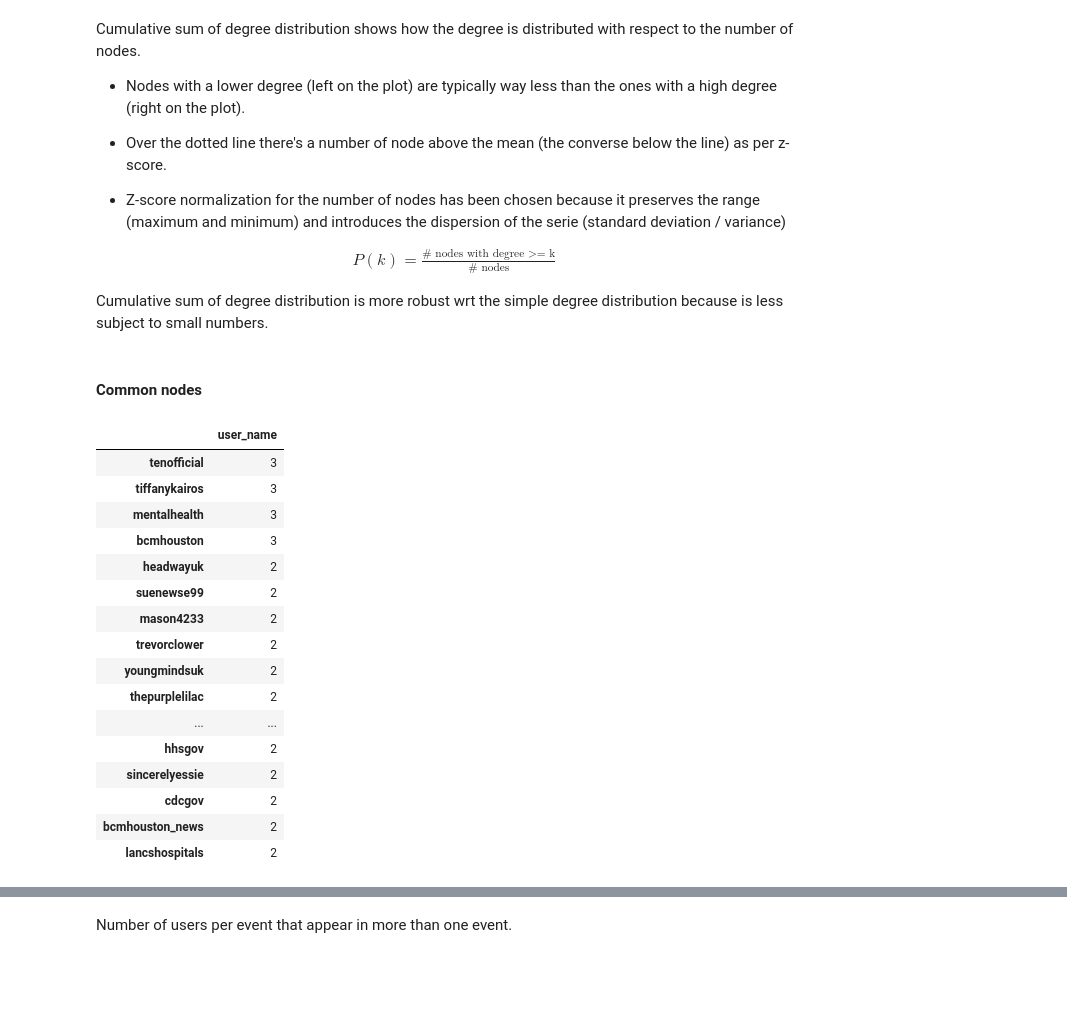
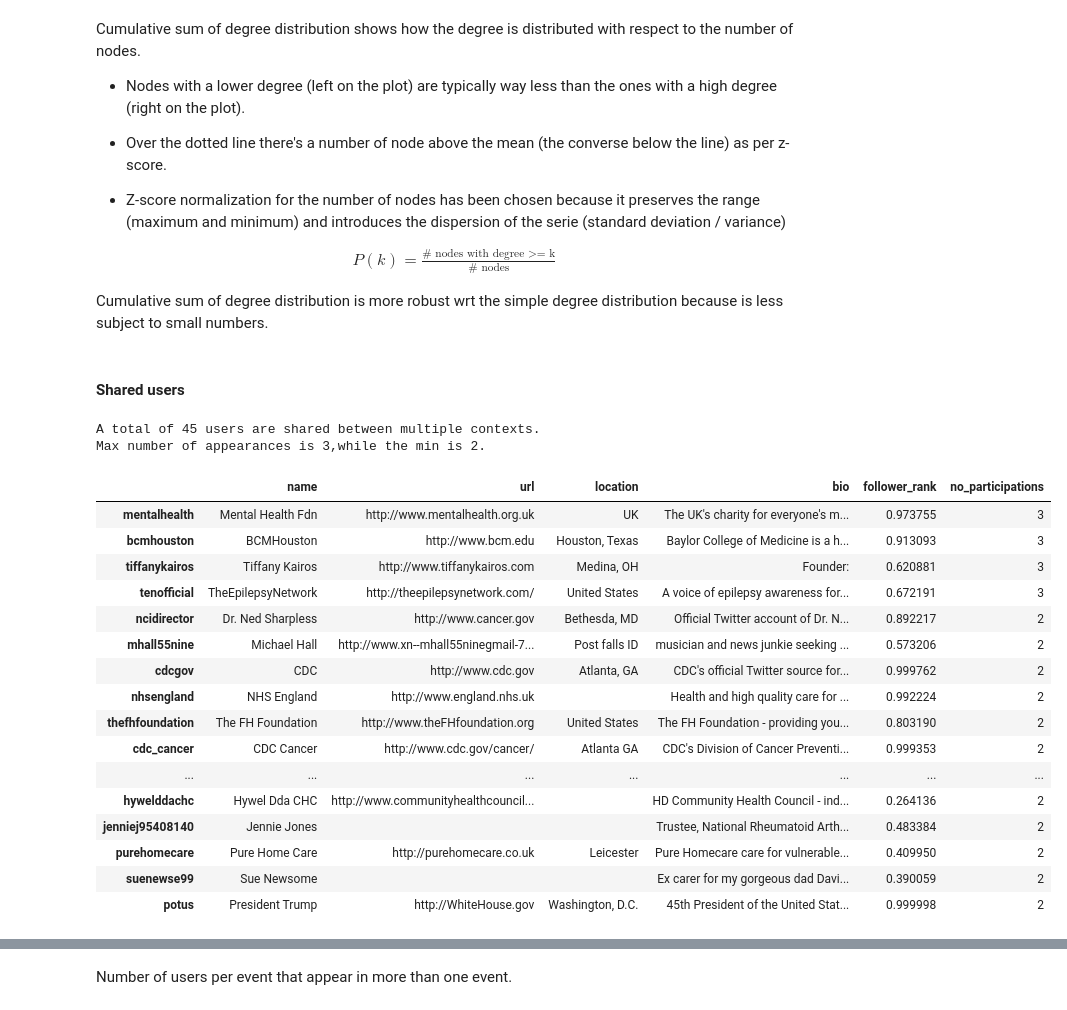
Before and after one commit to flaprimo/twitter-network-analysis, a Jupyter notebook: analysis.ipynb, the cells around one changed output, grey strips where cells are left out. Cells and saved outputs as stored; diff of their text form; code cells hidden in the pictures; blank space fills up the shorter version.

```diff
--- a/analysis.ipynb
+++ b/analysis.ipynb
@@ -288,27 +288,34 @@ P(k) = \frac{\text{# nodes with degree >= k}}{\text{# nodes}}
 \end{align}
 
 Cumulative sum of degree distribution is more robust wrt the simple degree distribution because is less subject to small numbers.
-# %% [markdown]
-#### Common nodes
-# %%
-display(AnalysisHelper.get_common_nodes('community_detection', 'nodes', results))
-# %% [output]
-|  | user_name |
-| tenofficial | 3 |
-| tiffanykairos | 3 |
-| mentalhealth | 3 |
-| bcmhouston | 3 |
-| headwayuk | 2 |
-| suenewse99 | 2 |
-| mason4233 | 2 |
-| trevorclower | 2 |
-| youngmindsuk | 2 |
-| thepurplelilac | 2 |
-| ... | ... |
-| hhsgov | 2 |
-| sincerelyessie | 2 |
-| cdcgov | 2 |
-| bcmhouston_news | 2 |
-| lancshospitals | 2 |
+# %% [markdown]
+#### Shared users
+# %%
+shared_users = AnalysisHelper.get_common_nodes(results, 'community_detection', 'nodes')
+
+print(f'A total of {len(shared_users.index)} users are shared between multiple contexts.\n'
+      f'Max number of appearances is {int(shared_users.no_participations.max())},'
+      f'while the min is {int(shared_users.no_participations.min())}.')
+display(shared_users)
+# %% [output]
+A total of 45 users are shared between multiple contexts.
+Max number of appearances is 3,while the min is 2.
+|  | name | url | location | bio | follower_rank | no_participations |
+| mentalhealth | Mental Health Fdn | http://www.mentalhealth.org.uk | UK | The UK's charity for everyone's m... | 0.973755 | 3 |
+| bcmhouston | BCMHouston | http://www.bcm.edu | Houston, Texas | Baylor College of Medicine is a h... | 0.913093 | 3 |
+| tiffanykairos | Tiffany Kairos | http://www.tiffanykairos.com | Medina, OH | Founder: | 0.620881 | 3 |
+| tenofficial | TheEpilepsyNetwork | http://theepilepsynetwork.com/ | United States | A voice of epilepsy awareness for... | 0.672191 | 3 |
+| ncidirector | Dr. Ned Sharpless | http://www.cancer.gov | Bethesda, MD | Official Twitter account of Dr. N... | 0.892217 | 2 |
+| mhall55nine | Michael Hall | http://www.xn--mhall55ninegmail-7... | Post falls ID | musician and news junkie seeking ... | 0.573206 | 2 |
+| cdcgov | CDC | http://www.cdc.gov | Atlanta, GA | CDC's official Twitter source for... | 0.999762 | 2 |
+| nhsengland | NHS England | http://www.england.nhs.uk |  | Health and high quality care for ... | 0.992224 | 2 |
+| thefhfoundation | The FH Foundation | http://www.theFHfoundation.org | United States | The FH Foundation - providing you... | 0.803190 | 2 |
+| cdc_cancer | CDC Cancer | http://www.cdc.gov/cancer/ | Atlanta GA | CDC's Division of Cancer Preventi... | 0.999353 | 2 |
+| ... | ... | ... | ... | ... | ... | ... |
+| hywelddachc | Hywel Dda CHC | http://www.communityhealthcouncil... |  | HD Community Health Council - ind... | 0.264136 | 2 |
+| jenniej95408140 | Jennie Jones |  |  | Trustee, National Rheumatoid Arth... | 0.483384 | 2 |
+| purehomecare | Pure Home Care | http://purehomecare.co.uk | Leicester | Pure Homecare care for vulnerable... | 0.409950 | 2 |
+| suenewse99 | Sue Newsome |  |  | Ex carer for my gorgeous dad Davi... | 0.390059 | 2 |
+| potus | President Trump | http://WhiteHouse.gov | Washington, D.C. | 45th President of the United Stat... | 0.999998 | 2 |
 # %% [markdown]
 Number of appearances of nodes across different events.
```
Also changed, not shown: parts of 4 cells of this notebook, 1 other file.
